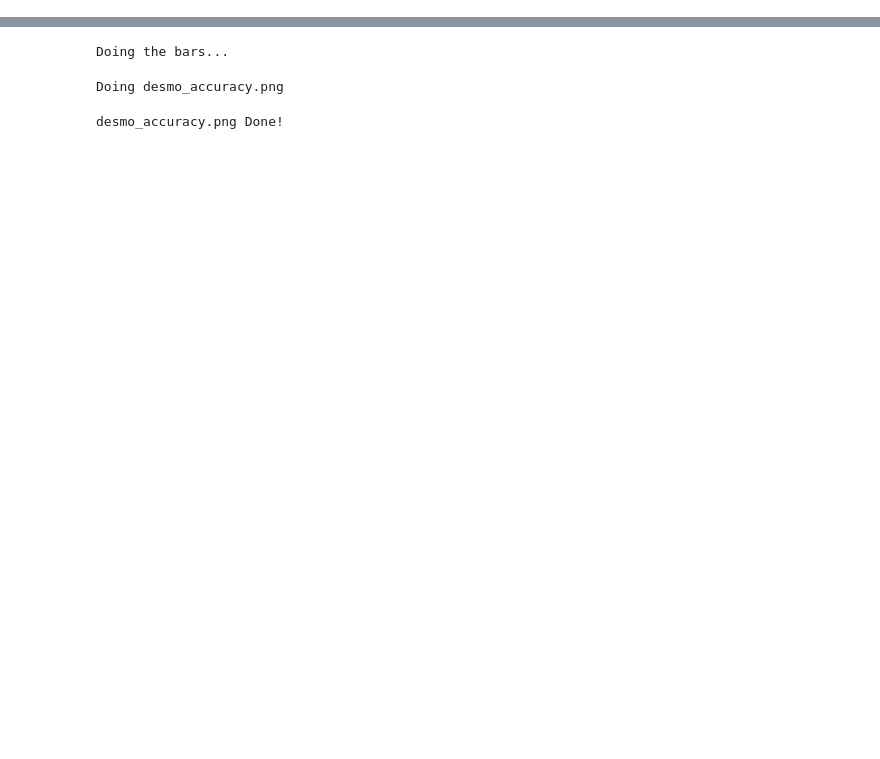
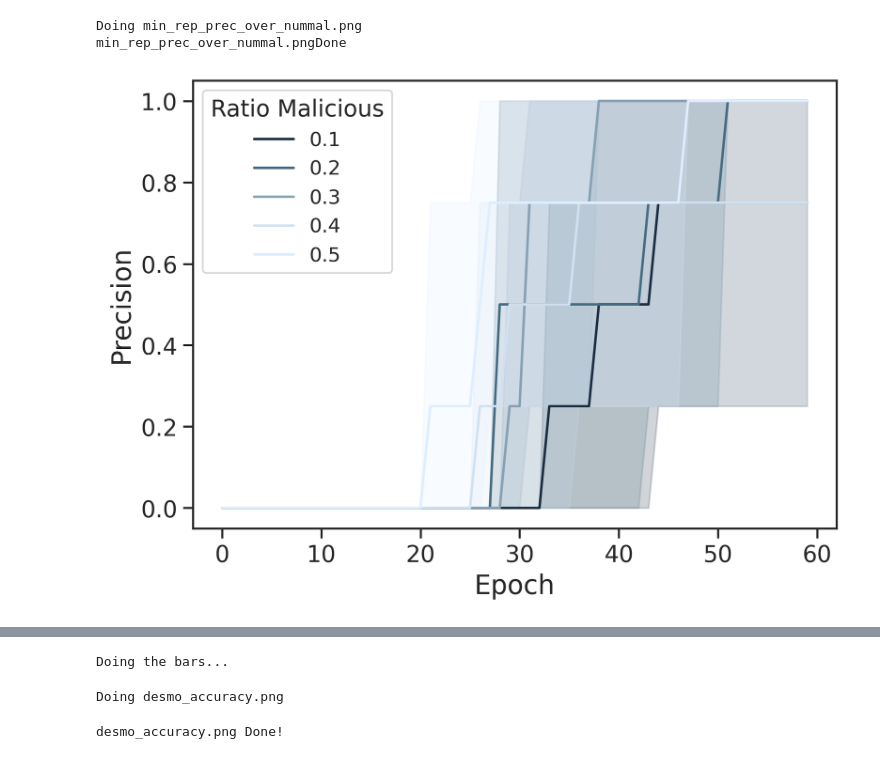
Before and after one commit to UniBO-PRISMLab/desmo-reputation, a Jupyter notebook: plots.ipynb, the cells around one changed output, grey strips where cells are left out. Drawn from its saved outputs; the diff is of its cells as text; code cells hidden in the pictures; blank space fills up the shorter version.

```diff
--- a/plots.ipynb
+++ b/plots.ipynb
@@ -185,0 +183,16 @@ min_rep_rec_over_alpha.pngDone
+# %%
+# PLOT 2 - PRECISION OVER NUM MALICIOUS
+# How many malicious sources I manage to kick out over time.
+img_name = "min_rep_prec_over_nummal.png"
+if _REPLACE_ or not os.path.exists(img_name):
+    fig, ax  = plt.subplots()
+    print ("Doing " + img_name)
+    sns.lineplot(data=df_def_4, x='Epoch', y='Precision', hue='ratio_malign', palette=zonia_palette)
+    plt.legend(title='Ratio Malicious', loc='upper left')
+    plt.savefig(img_name, dpi=300)
+    # plt.show()
+    print (img_name + "Done")
+# %% [output]
+Doing min_rep_prec_over_nummal.png
+min_rep_prec_over_nummal.pngDone
+[figure, added]
```
Also changed, not shown: parts of 23 cells of this notebook, 4 other files.
